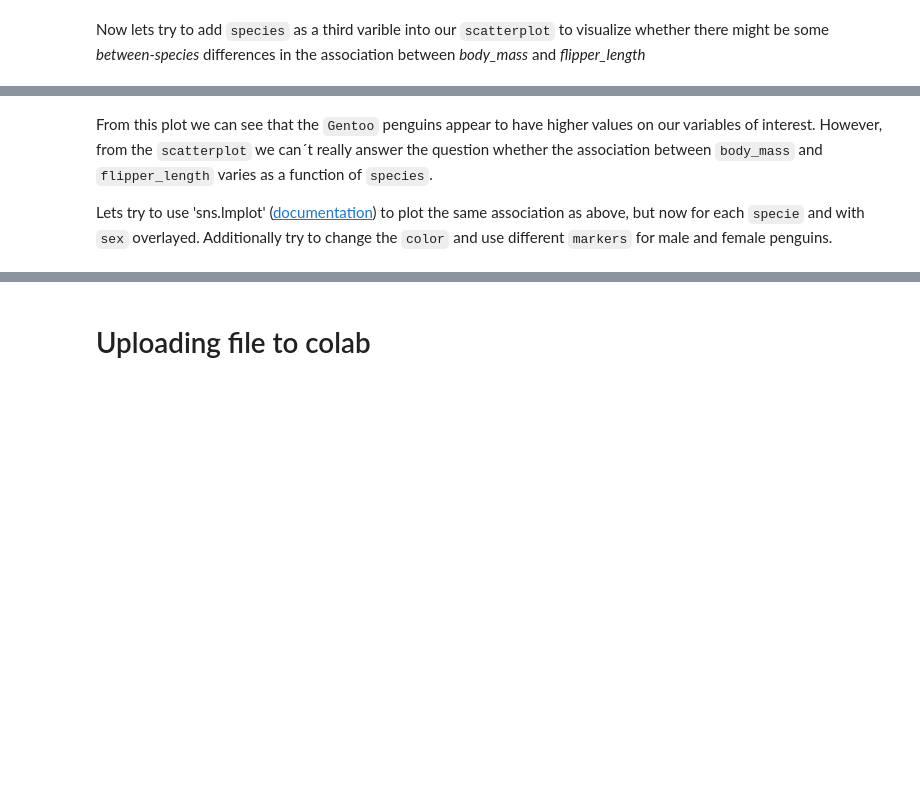
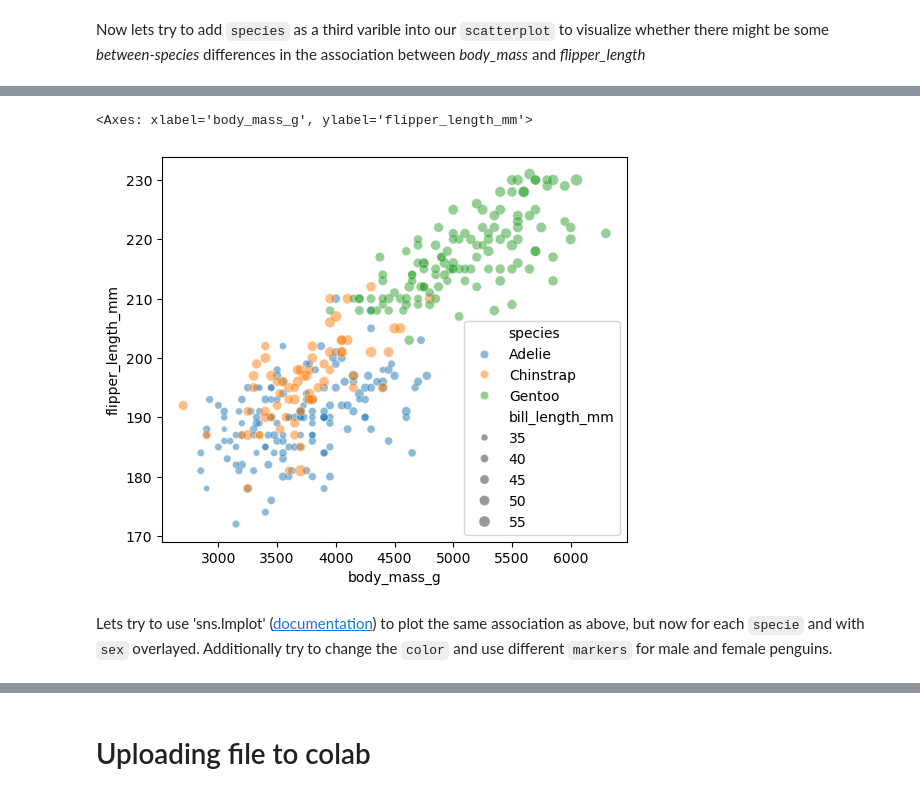
Before and after one commit to PhilippS893/Scientific_DataVis_Python, a Jupyter notebook: DataVis_Day1.ipynb, the cells around one changed output, grey strips where cells are left out. Drawn from its saved outputs; the diff is of its cells as text; code cells hidden in the pictures; blank space fills up the shorter version.

```diff
--- a/DataVis_Day1.ipynb
+++ b/DataVis_Day1.ipynb
@@ -467,7 +471,10 @@ sns.scatterplot(x="body_mass_g", y="flipper_length_mm", hue="species", data=df_c
+# %%
+plt.figure(figsize=(6,5))
+sns.scatterplot(x="body_mass_g", y="flipper_length_mm", hue="species", size='bill_length_mm', data=df_clean, alpha=.5)
+# %% [output]
+<Axes: xlabel='body_mass_g', ylabel='flipper_length_mm'>
+[figure, added]
 # %% [markdown]
-From this plot we can see that the `Gentoo` penguins appear to have higher values on our variables of interest. However, from the `scatterplot` we can´t really answer the question whether the association between `body_mass` and `flipper_length` varies as a function of `species`.
-
-
 Lets try to use 'sns.lmplot' ([documentation](https://seaborn.pydata.org/generated/seaborn.lmplot.html)) to plot the same association as above, but now for each `specie` and with `sex` overlayed. Additionally try to change the `color` and use different `markers` for male and female penguins.
 # %%
 plt.figure(figsize=(5,5))
```
Also changed, not shown: parts of 21 cells of this notebook, 2 other files.
